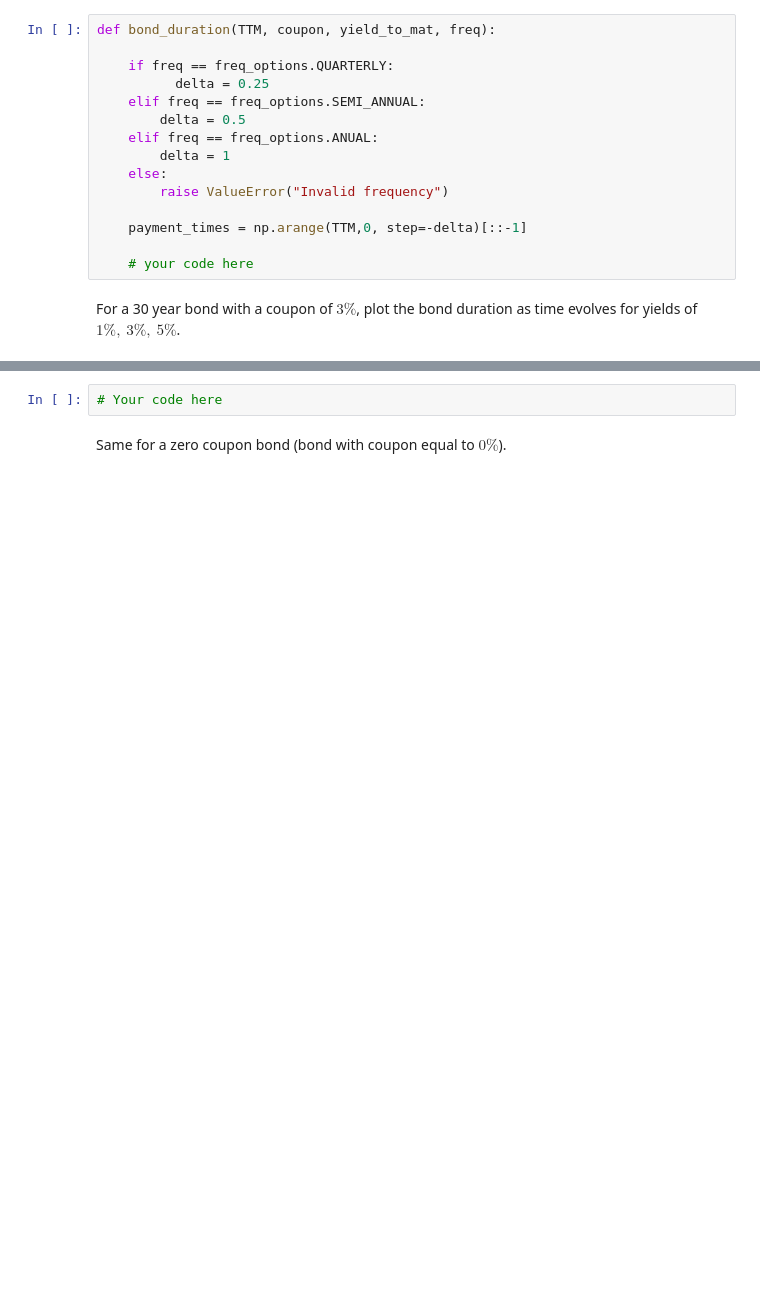
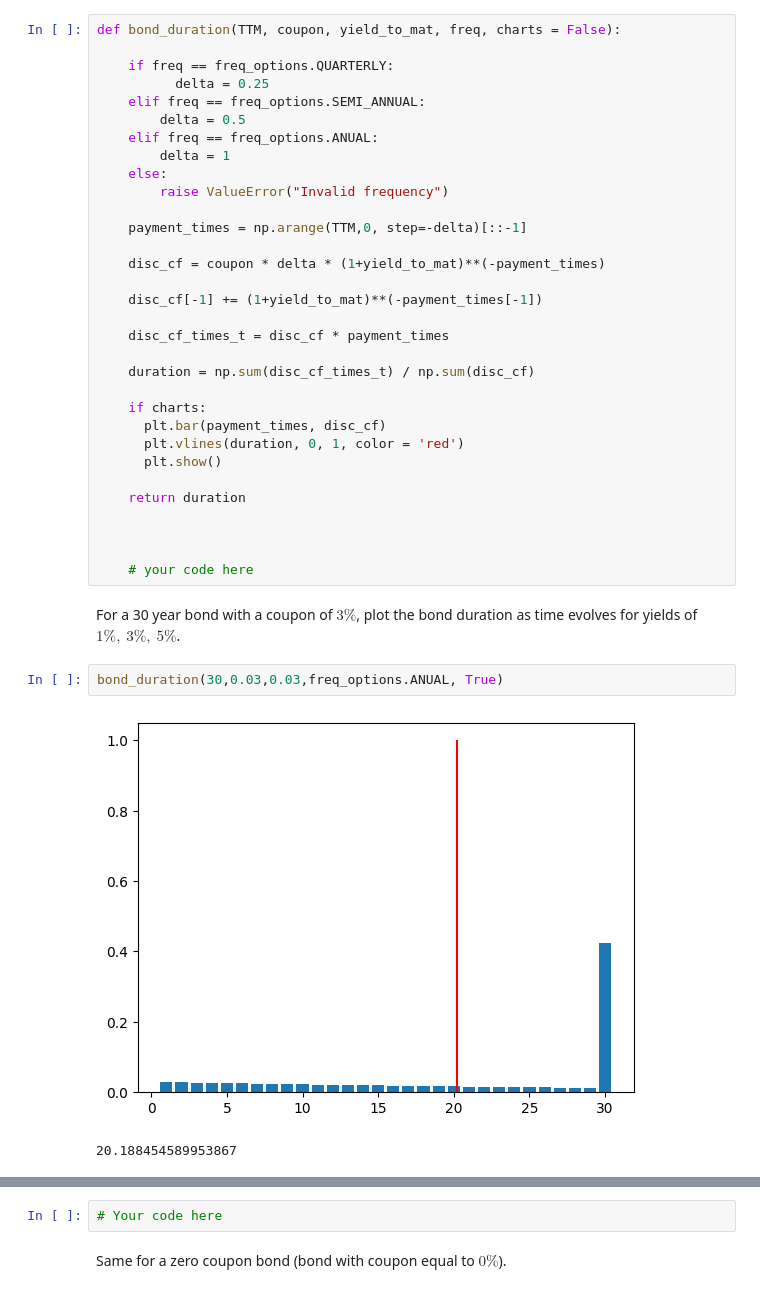
Before and after one commit to Lolillosky/QuantMethodsFinance, a Jupyter notebook: NOTEBOOKS/2_Interest_rates_basics.ipynb, the cells around one changed output, grey strips where cells are left out. Drawn from its saved outputs; the diff is of its cells as text; blank space fills up the shorter version.

```diff
--- a/NOTEBOOKS/2_Interest_rates_basics.ipynb
+++ b/NOTEBOOKS/2_Interest_rates_basics.ipynb
@@ -106,7 +150,7 @@ If the price of the bond is $103\%$, compute its yield. Use fsolve function of S
 
 Code a function to compute the duration of a bond for a given maturity, coupon, yield and payment frequency.
 # %%
-def bond_duration(TTM, coupon, yield_to_mat, freq):
+def bond_duration(TTM, coupon, yield_to_mat, freq, charts = False):
 
     if freq == freq_options.QUARTERLY:
           delta = 0.25
@@ -119,6 +163,28 @@ def bond_duration(TTM, coupon, yield_to_mat, freq):
 
     payment_times = np.arange(TTM,0, step=-delta)[::-1]
 
+    disc_cf = coupon * delta * (1+yield_to_mat)**(-payment_times)
+
+    disc_cf[-1] += (1+yield_to_mat)**(-payment_times[-1])
+
+    disc_cf_times_t = disc_cf * payment_times
+
+    duration = np.sum(disc_cf_times_t) / np.sum(disc_cf)
+
+    if charts:
+      plt.bar(payment_times, disc_cf)
+      plt.vlines(duration, 0, 1, color = 'red')
+      plt.show()
+
+    return duration
+
+
+
     # your code here
 # %% [markdown]
 For a 30 year bond with a coupon of $3\%$, plot the bond duration as time evolves for yields of $1\%,\ 3\%,\ 5\%$.
+# %%
+bond_duration(30,0.03,0.03,freq_options.ANUAL, True)
+# %% [output]
+[figure, added]
+20.188454589953867
```
Also changed, not shown: parts of 9 cells of this notebook.
